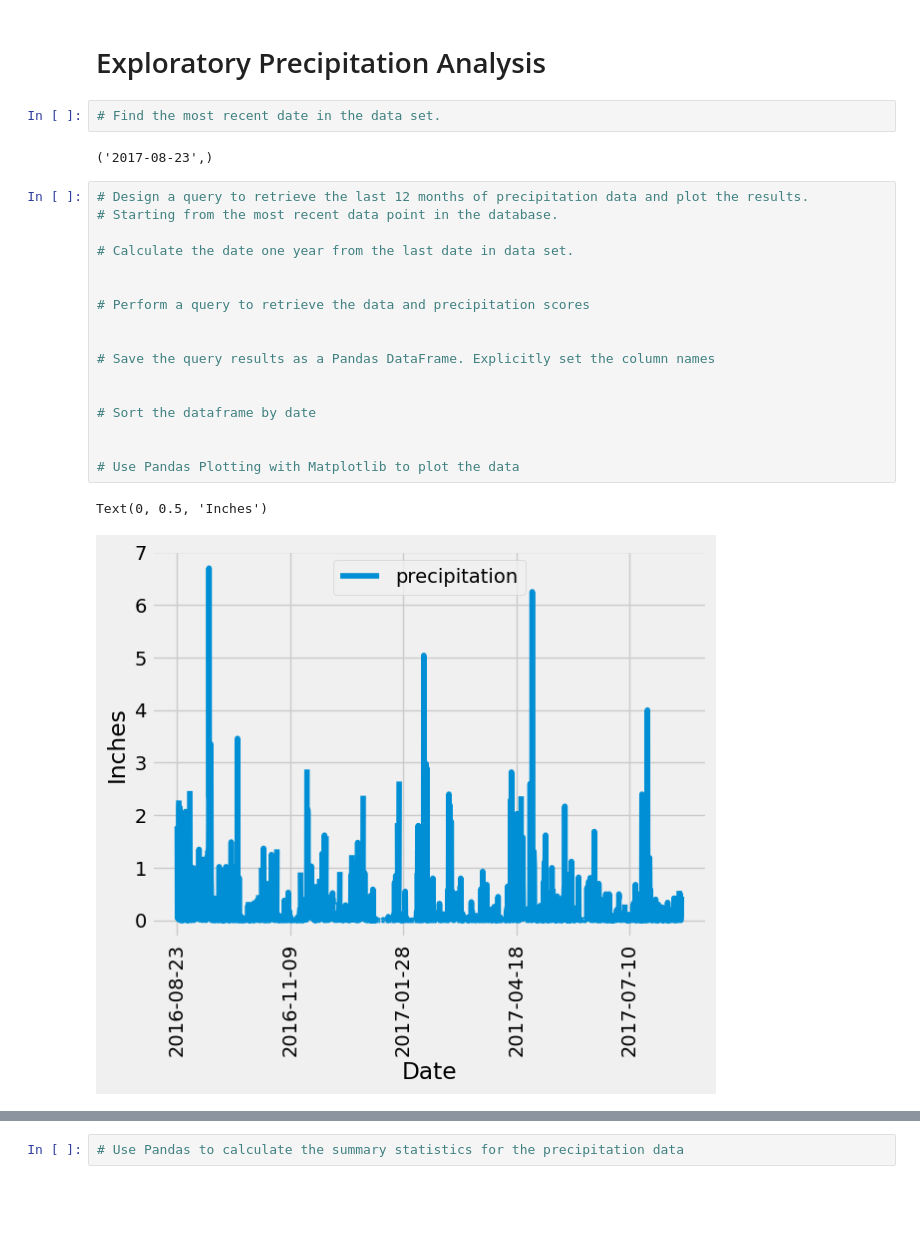
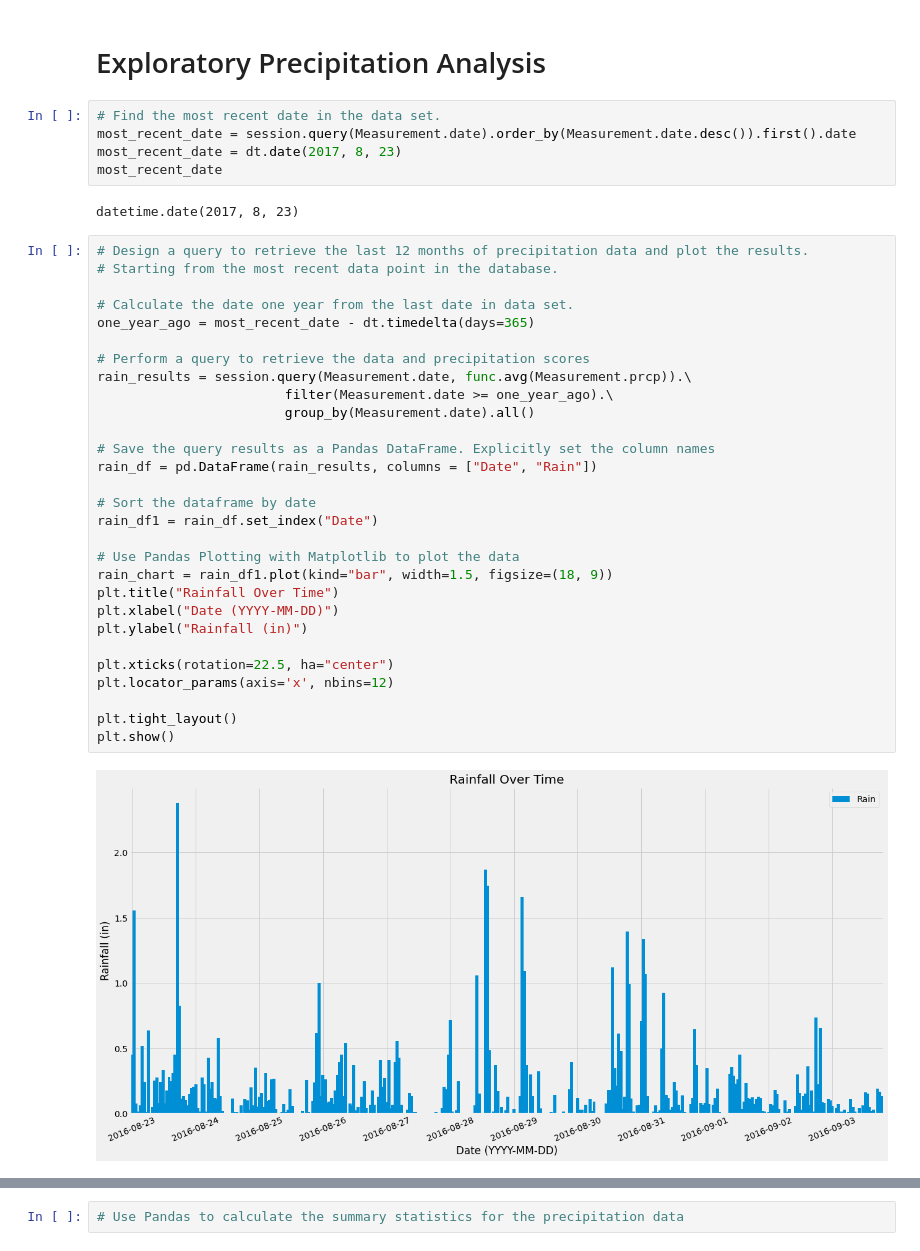
Before and after one commit to TheEvilSombrero/Module-10-Challenge, a Jupyter notebook: SurfsUp/climate_starter.ipynb, the cells around one changed output, grey strips where cells are left out. Cells and saved outputs as stored; diff of their text form; blank space fills up the shorter version.

```diff
--- a/SurfsUp/climate_starter.ipynb
+++ b/SurfsUp/climate_starter.ipynb
@@ -39,25 +39,39 @@ session = Session(engine)
 # Exploratory Precipitation Analysis
 # %%
 # Find the most recent date in the data set.
+most_recent_date = session.query(Measurement.date).order_by(Measurement.date.desc()).first().date
+most_recent_date = dt.date(2017, 8, 23)
+most_recent_date
 # %% [output]
-('2017-08-23',)
+datetime.date(2017, 8, 23)
 # %%
 # Design a query to retrieve the last 12 months of precipitation data and plot the results.
 # Starting from the most recent data point in the database.
 
 # Calculate the date one year from the last date in data set.
-
+one_year_ago = most_recent_date - dt.timedelta(days=365)
 
 # Perform a query to retrieve the data and precipitation scores
-
+rain_results = session.query(Measurement.date, func.avg(Measurement.prcp)).\
+                        filter(Measurement.date >= one_year_ago).\
+                        group_by(Measurement.date).all()
 
 # Save the query results as a Pandas DataFrame. Explicitly set the column names
-
+rain_df = pd.DataFrame(rain_results, columns = ["Date", "Rain"])
 
 # Sort the dataframe by date
-
+rain_df1 = rain_df.set_index("Date")
 
 # Use Pandas Plotting with Matplotlib to plot the data
+rain_chart = rain_df1.plot(kind="bar", width=1.5, figsize=(18, 9))
+plt.title("Rainfall Over Time")
+plt.xlabel("Date (YYYY-MM-DD)")
+plt.ylabel("Rainfall (in)")
+
+plt.xticks(rotation=22.5, ha="center")
+plt.locator_params(axis='x', nbins=12)
+
+plt.tight_layout()
+plt.show()
 # %% [output]
-Text(0, 0.5, 'Inches')
-[figure, old version]
+[figure, new version]
```
Also changed, not shown: parts of 3 cells of this notebook.
